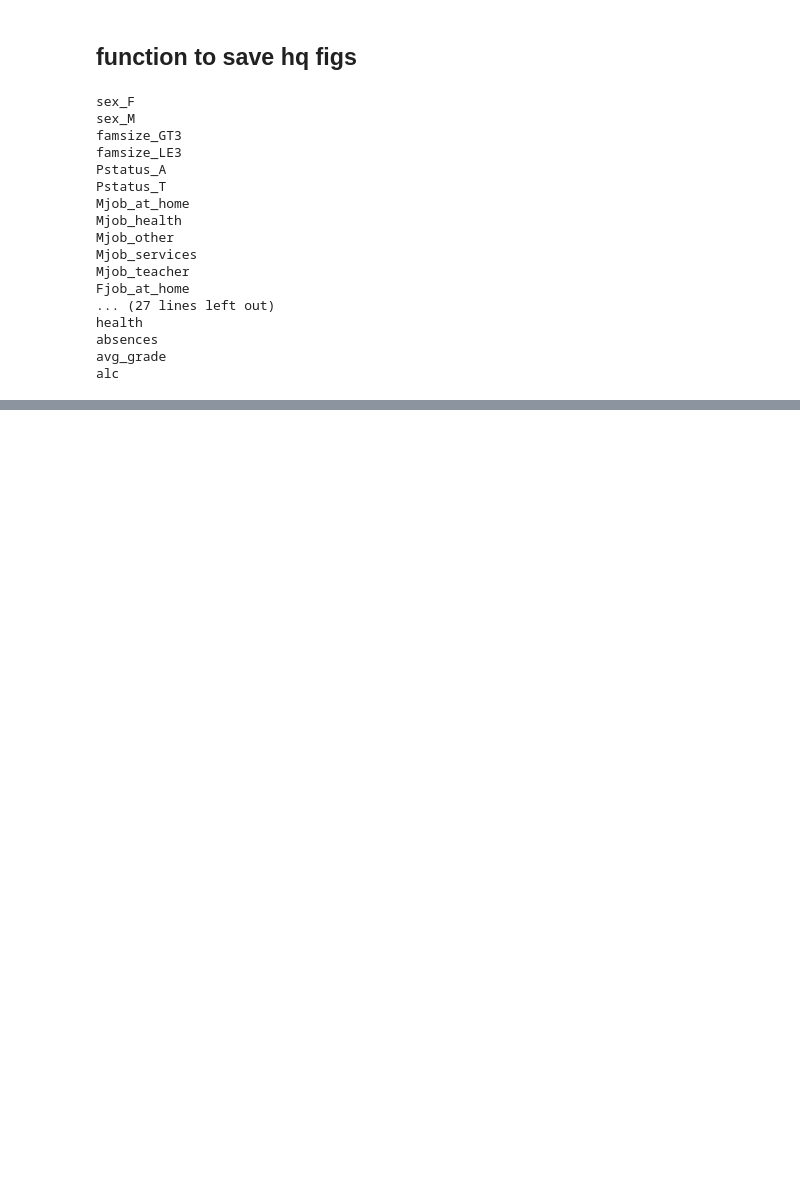
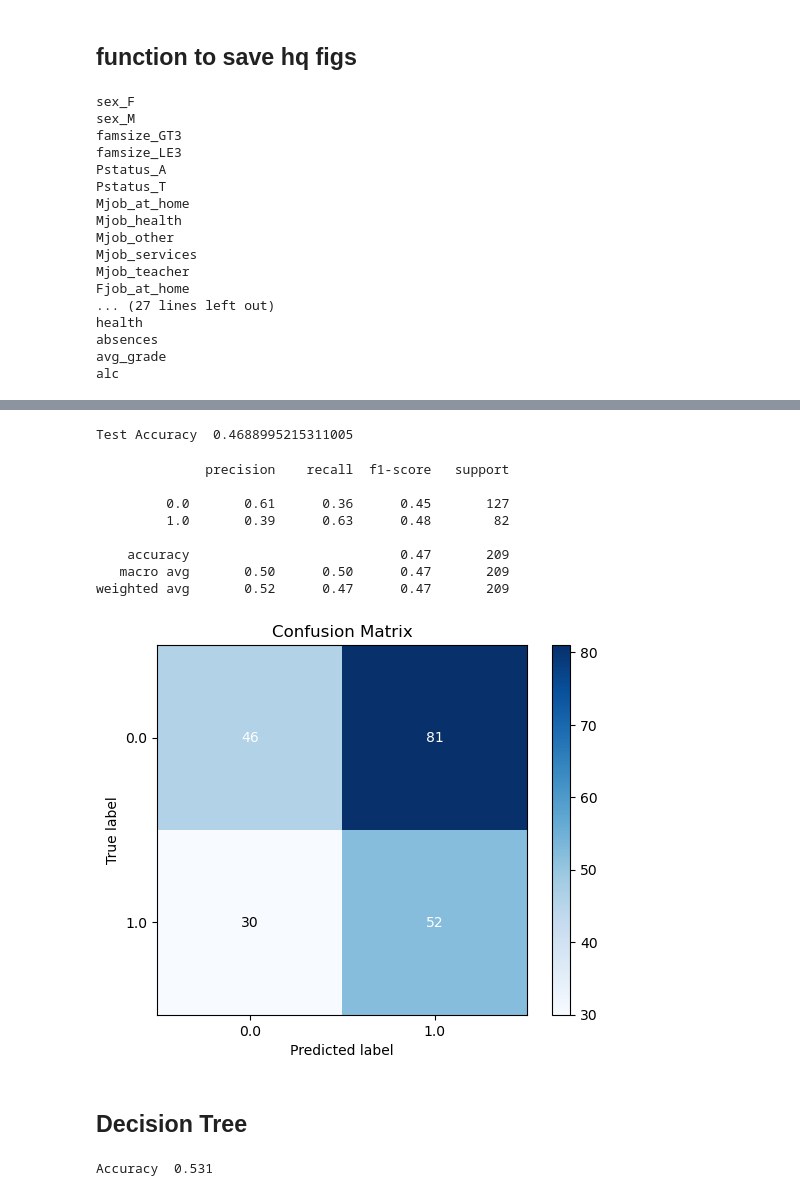
Before and after one commit to NafisFaiyaz007/CSE-445-Machine-learning_Predicting-Risky-Alcohol-Consumption-among-Students, a Jupyter notebook: Research Question 5.ipynb, the cells around one changed output, grey strips where cells are left out. Saved outputs shown, nothing was run; the diff lists cells and outputs as text; code cells hidden in the pictures; blank space fills up the shorter version.

```diff
--- a/Research Question 5.ipynb
+++ b/Research Question 5.ipynb
@@ -47,0 +58,5 @@ alc
+# %%
+from sklearn.dummy import DummyClassifier
+dummy = DummyClassifier(strategy = "most_frequent")
+# %%
+dummy.fit(X_train,y_train)
@@ -47,0 +74,4 @@ alc
+# %%
+from sklearn.neighbors import KNeighborsClassifier
+knn =KNeighborsClassifier(n_neighbors = 25)
+knn.fit(X_train, y_train)
@@ -47,0 +80,3 @@ alc
+# %%
+# Predicting Alcohol Consumption
+y_pred = knn.predict(X_test)
@@ -47,0 +101,22 @@ alc
+# %%
+import scikitplot as skplt
+from sklearn.metrics import classification_report, accuracy_score, confusion_matrix
+print('Test Accuracy ', accuracy_score(y_test, y_pred ))
+# %% [output]
+Test Accuracy  0.4688995215311005
+# %%
+print(classification_report(y_test, y_pred))
+skplt.metrics.plot_confusion_matrix(y_test, y_pred);
+#save_fig('Confusion Matrix for KNN q3')
+# %% [output]
+              precision    recall  f1-score   support
+
+         0.0       0.61      0.36      0.45       127
+         1.0       0.39      0.63      0.48        82
+
+    accuracy                           0.47       209
+   macro avg       0.50      0.50      0.47       209
+weighted avg       0.52      0.47      0.47       209
+[figure, added]
+# %% [markdown]
+## Decision Tree
@@ -47,0 +126,8 @@ alc
+# %%
+from sklearn.tree import DecisionTreeClassifier
+from sklearn.metrics import accuracy_score
+dt = DecisionTreeClassifier()
+dt.fit(X_train, y_train)
+print('Accuracy ', accuracy_score(y_test, dt.predict(X_test)).round(3))
+# %% [output]
+Accuracy  0.531
```
Also changed, not shown: parts of 36 cells of this notebook, 2 other files.
